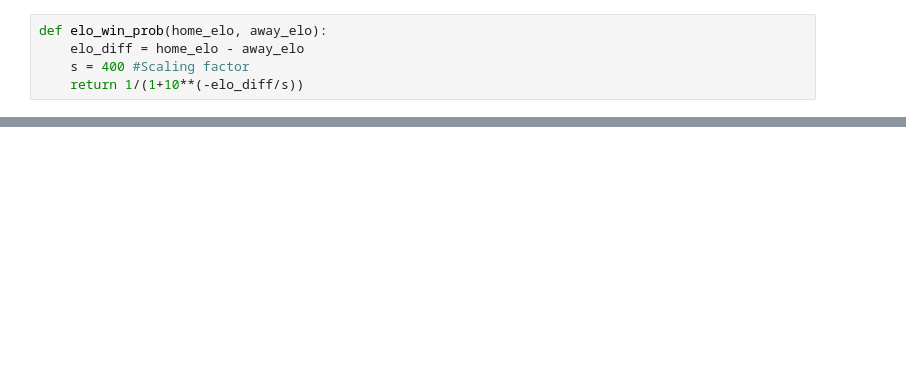
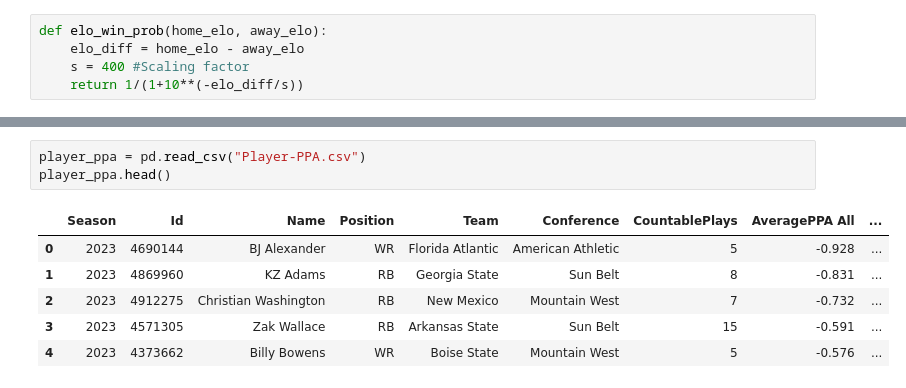
Before and after one commit to traskcon/CFB-Predictions, a Jupyter notebook: CFB-Predictions.ipynb, the cells around one changed output, grey strips where cells are left out. Drawn from its saved outputs; the diff is of its cells as text; blank space fills up the shorter version.

```diff
--- a/CFB-Predictions.ipynb
+++ b/CFB-Predictions.ipynb
@@ -31,0 +59,10 @@ week3.head()
+# %%
+player_ppa = pd.read_csv("Player-PPA.csv")
+player_ppa.head()
+# %% [output]
+|  | Season | Id | Name | Position | Team | Conference | CountablePlays | AveragePPA All | ... |
+| 0 | 2023 | 4690144 | BJ Alexander | WR | Florida Atlantic | American Athletic | 5 | -0.928 | ... |
+| 1 | 2023 | 4869960 | KZ Adams | RB | Georgia State | Sun Belt | 8 | -0.831 | ... |
+| 2 | 2023 | 4912275 | Christian Washington | RB | New Mexico | Mountain West | 7 | -0.732 | ... |
+| 3 | 2023 | 4571305 | Zak Wallace | RB | Arkansas State | Sun Belt | 15 | -0.591 | ... |
+| 4 | 2023 | 4373662 | Billy Bowens | WR | Boise State | Mountain West | 5 | -0.576 | ... |
```
Also changed, not shown: parts of 8 cells of this notebook.
